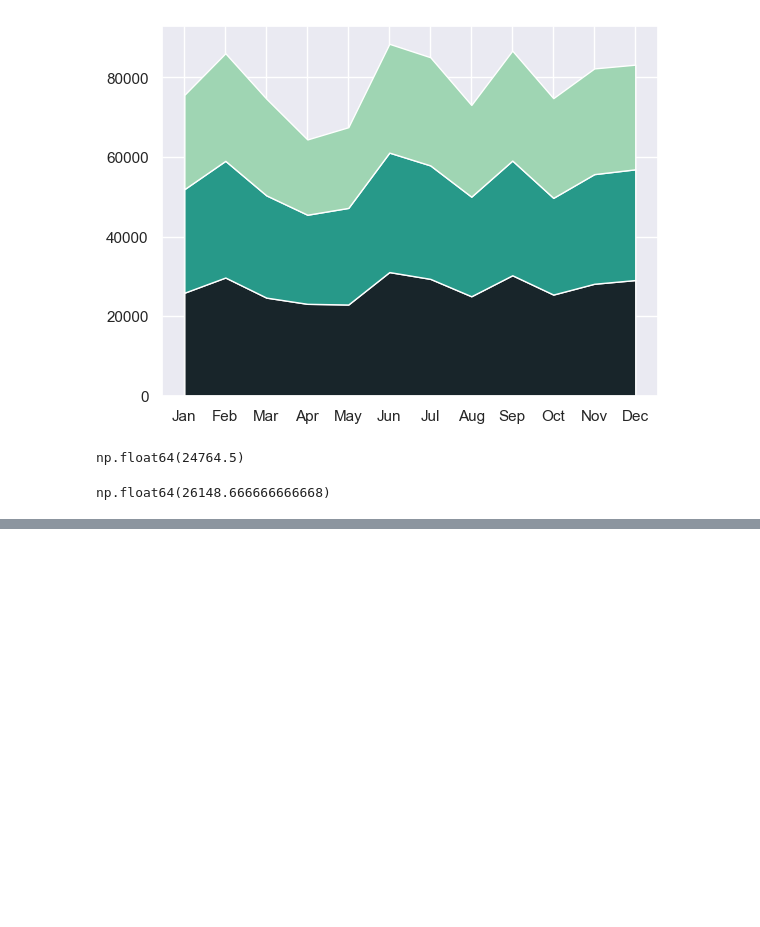
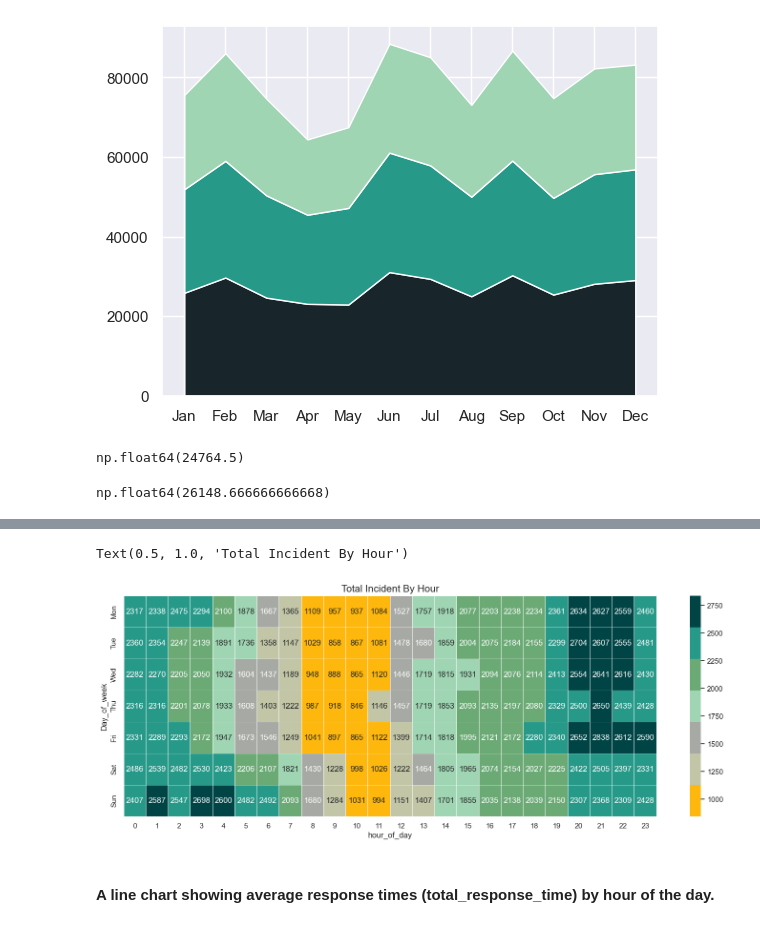
Before and after one commit to manuperera81/911-Call-data-Detroit-data-analysis, a Jupyter notebook: analysis.ipynb, the cells around one changed output, grey strips where cells are left out. Saved outputs shown, nothing was run; the diff lists cells and outputs as text; code cells hidden in the pictures; blank space fills up the shorter version.

```diff
--- a/analysis.ipynb
+++ b/analysis.ipynb
@@ -156,0 +167,7 @@ fig.show()
+# %%
+df_new_2024['hour_of_day'] = df_2024['called_at'].dt.hour
+
+#hours_2024= df_2024.groupby('month')['incident_id'].count()
+# %%
+
+df_new_2024['Day_of_week'] = df_new_2024['called_at'].dt.strftime("%a")
@@ -156,0 +190,18 @@ fig.show()
+# %%
+#calls_2024= df_2024.groupby('hour_of_day','Day_of_week')['incident_id'].count()
+data_hours_day= pd.pivot_table(df_new_2024, values='incident_entry_id', index='Day_of_week', columns='hour_of_day',aggfunc='count')
+
+days = [	'Mon',	'Tue',	'Wed', 'Thu', 'Fri', 'Sat',	'Sun']
+# %%
+data_busy  = data_hours_day.reindex(days)
+# %%
+f, ax = plt.subplots(figsize=(18, 6))
+custom_pallette = ['#004445', '#279989', '#6BAA75','#9FD5B3','#A7AAA4','#C2C6A7','#feb70d']
+sns.heatmap(data_busy, annot=True, fmt="d", linewidths=.5, ax=ax,cmap=custom_pallette[::-1])
+ax.set_title("Total Incident By Hour",
+             fontdict = {'fontsize':15})
+# %% [output]
+Text(0.5, 1.0, 'Total Incident By Hour')
+[figure, added]
+# %% [markdown]
+#### A line chart showing average response times (total_response_time) by hour of the day.
```
Also changed, not shown: parts of 23 cells of this notebook, 1 other file.
